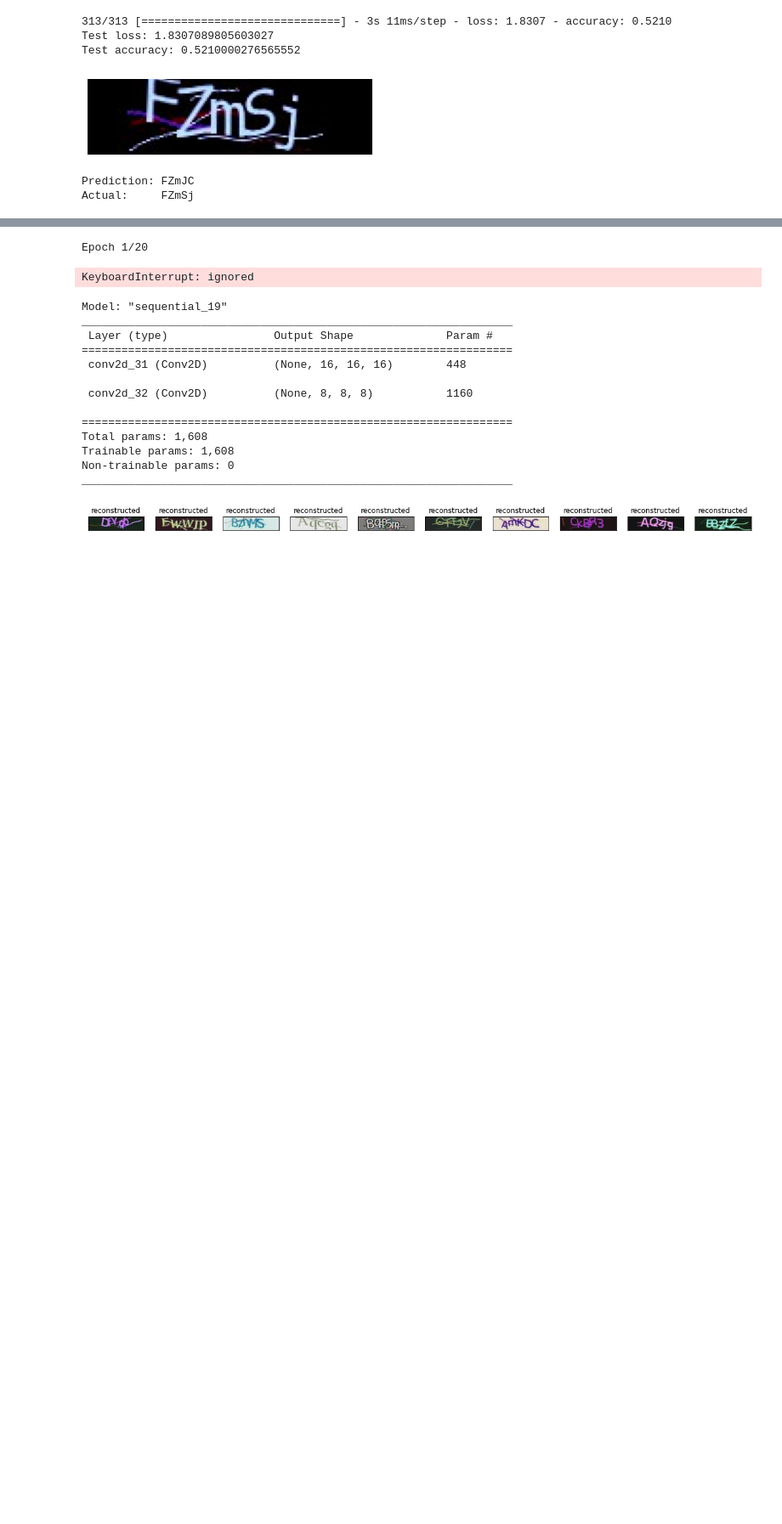
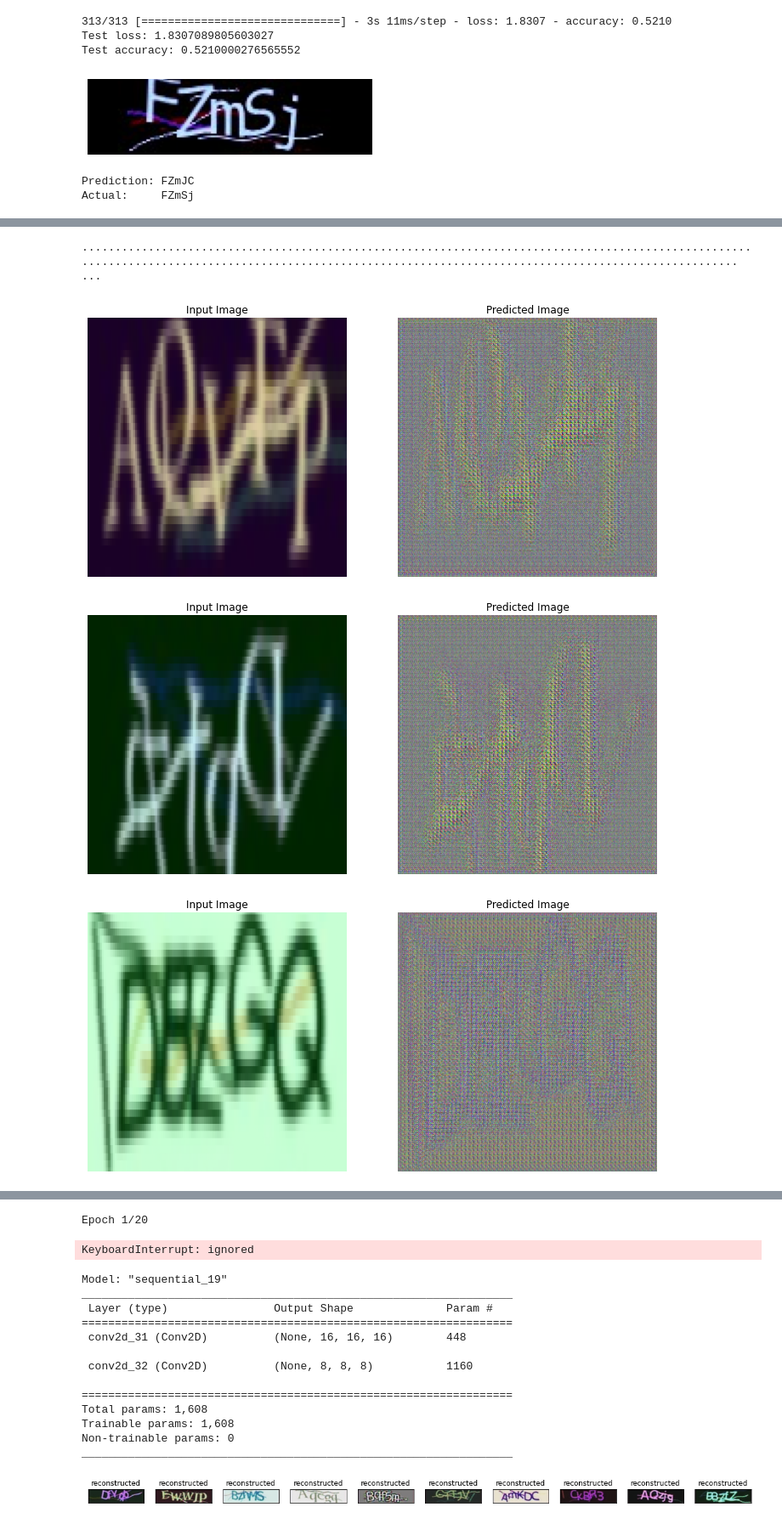
Before and after one commit to nojihun/captcha--deep-learning, a Jupyter notebook: captcha.ipynb, the cells around one changed output, grey strips where cells are left out. Shown at 85% size. Cells and saved outputs as stored; diff of their text form; code cells hidden in the pictures; blank space fills up the shorter version.

```diff
--- a/captcha.ipynb
+++ b/captcha.ipynb
@@ -561,7 +630,7 @@ for epoch in range(EPOCHS):
   start = time.time()
 
   n = 0
-  for image_x, image_y in tf.data.Dataset.zip((train_horses, train_zebras)):
+  for image_x, image_y in tf.data.Dataset.zip((c_trains, l_trains)):
     train_step(image_x, image_y)
     if n % 10 == 0:
       print ('.', end='')
@@ -579,3 +648,30 @@ for epoch in range(EPOCHS):
 
   print ('Time taken for epoch {} is {} sec\n'.format(epoch + 1,
                                                       time.time()-start))
+# %% [output]
+........................................................................................................................................................................................................ ...
+# %%
+def generate_images(model, test_input):
+  prediction = model(test_input)
+
+  plt.figure(figsize=(12, 12))
+
+  display_list = [test_input[0], prediction[0]]
+  title = ['Input Image', 'Predicted Image']
+
+
+
+  for i in range(2):
+    plt.subplot(1, 2, i+1)
+    plt.title(title[i])
+    # getting the pixel values between [0, 1] to plot it.
+    plt.imshow(display_list[i] * 0.5 + 0.5)
+    plt.axis('off')
+  plt.show()
+# %%
+for inp in c_trains.take(5):
+  generate_images(generator_g, inp)
+# %% [output]
+[figure, added]
+[figure, added]
+[figure, added]
```
Also changed, not shown: parts of 27 cells of this notebook.
